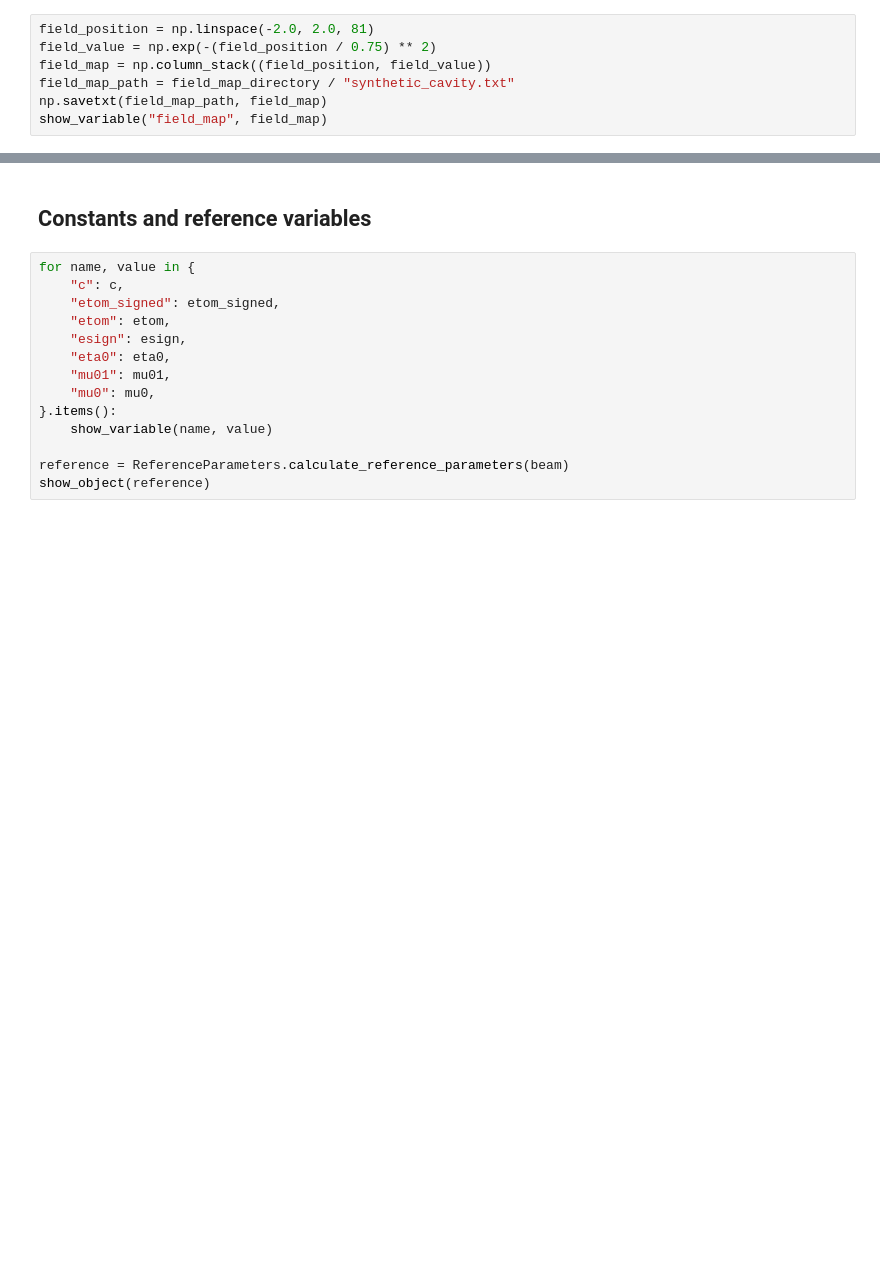
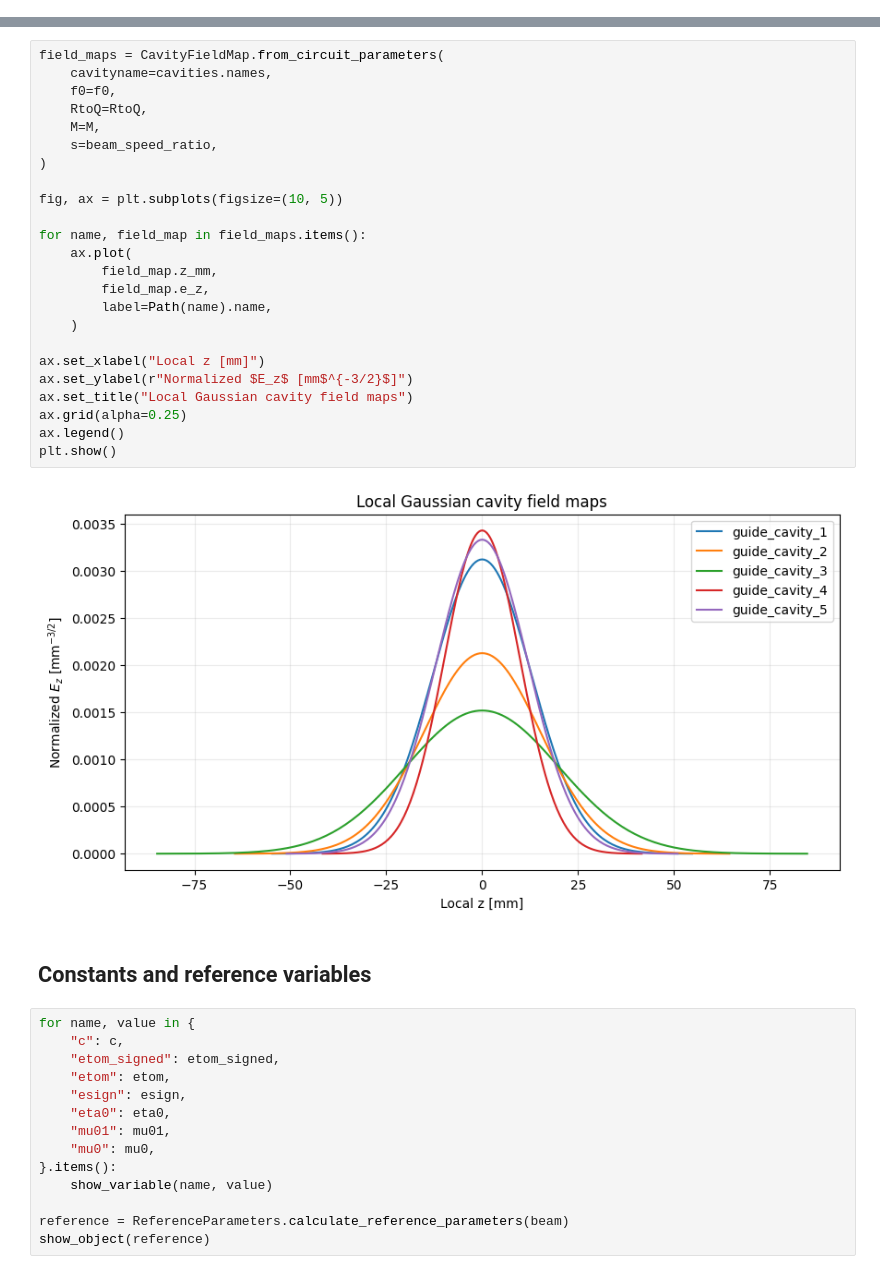
Before and after one commit to lsito/pyKlyC, a Jupyter notebook: Notebooks/translation_checkpoint_167.ipynb, the cells around one changed output, grey strips where cells are left out. Saved outputs shown, nothing was run; the diff lists cells and outputs as text; blank space fills up the shorter version.

Commit message:
Gaussian Cavity Field Approximation

```diff
--- a/Notebooks/translation_checkpoint_167.ipynb
+++ b/Notebooks/translation_checkpoint_167.ipynb
@@ -123,7 +70,0 @@ The same text file can be loaded by MATLAB. Its first column is the position rel
-# %%
-field_position = np.linspace(-2.0, 2.0, 81)
-field_value = np.exp(-(field_position / 0.75) ** 2)
-field_map = np.column_stack((field_position, field_value))
-field_map_path = field_map_directory / "synthetic_cavity.txt"
-np.savetxt(field_map_path, field_map)
-show_variable("field_map", field_map)
@@ -148,3 +240,29 @@ field_map: shape=(81, 2), dtype=float64
+# %%
+field_maps = CavityFieldMap.from_circuit_parameters(
+    cavityname=cavities.names,
+    f0=f0,
+    RtoQ=RtoQ,
+    M=M,
+    s=beam_speed_ratio,
+)
+
+fig, ax = plt.subplots(figsize=(10, 5))
+
+for name, field_map in field_maps.items():
+    ax.plot(
+        field_map.z_mm,
+        field_map.e_z,
+        label=Path(name).name,
+    )
+
+ax.set_xlabel("Local z [mm]")
+ax.set_ylabel(r"Normalized $E_z$ [mm$^{-3/2}$]")
+ax.set_title("Local Gaussian cavity field maps")
+ax.grid(alpha=0.25)
+ax.legend()
+plt.show()
+# %% [output]
+[figure, added]
 # %% [markdown]
 ## Constants and reference variables
 # %%
```
Also changed, not shown: parts of 22 cells of this notebook, 8 other files.
